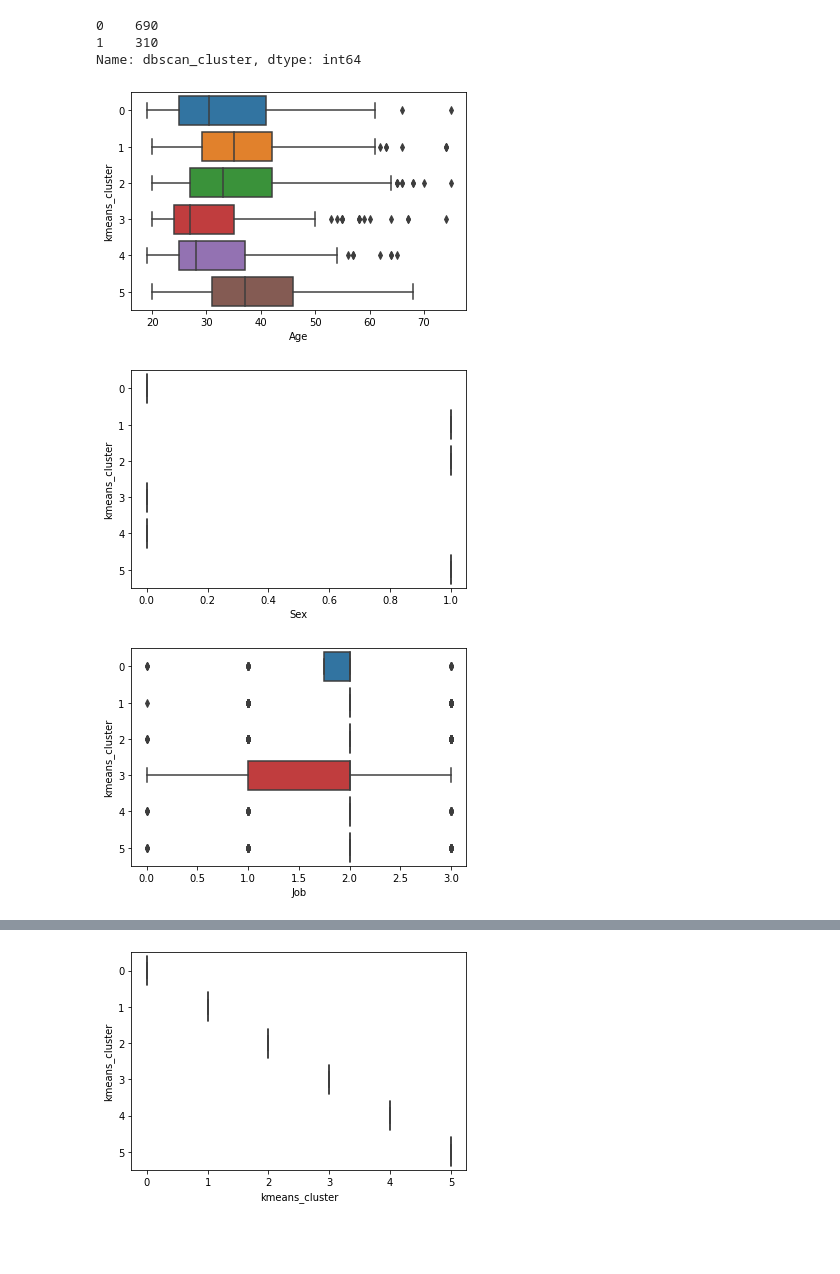
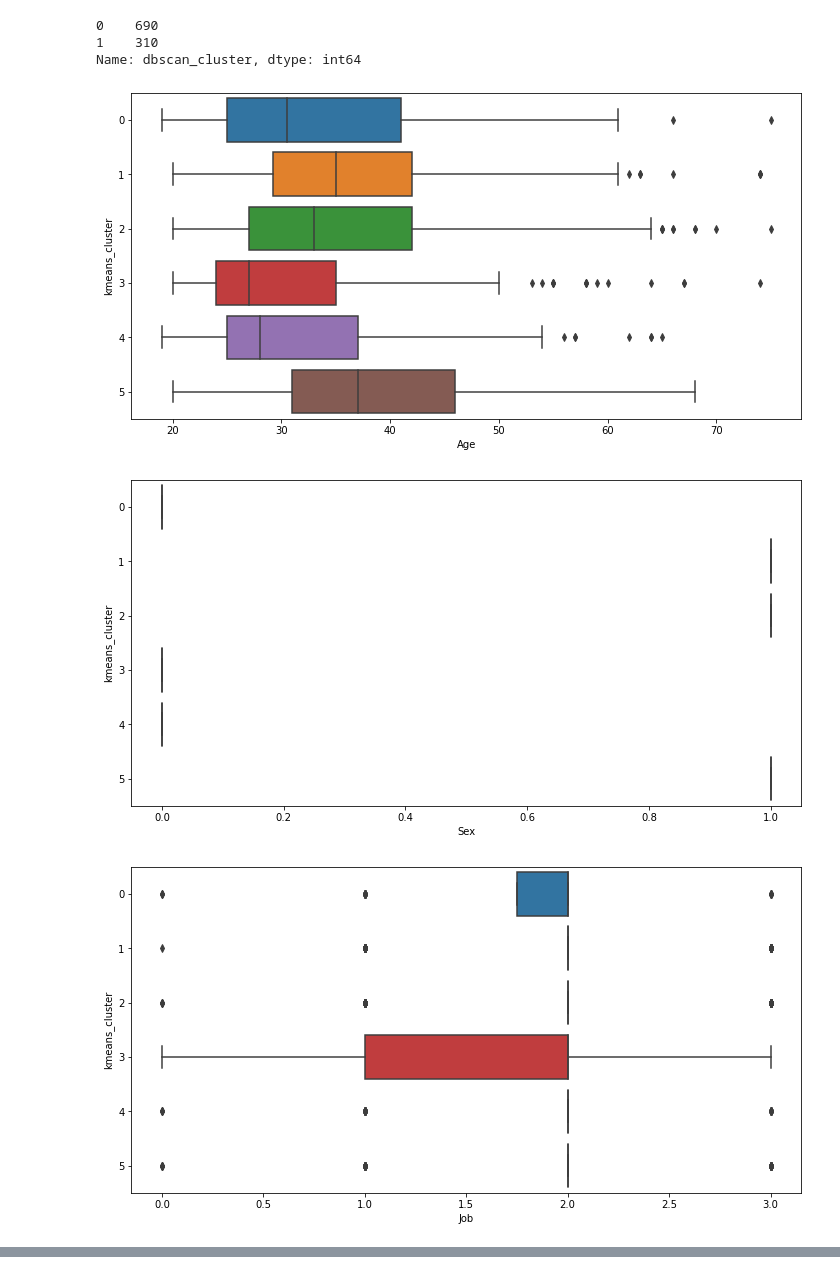
Before and after one commit to rpurei/otus, a Jupyter notebook: prof-hw2/ml_prof_hw02.ipynb, the cells around one changed output, grey strips where cells are left out. Saved outputs shown, nothing was run; the diff lists cells and outputs as text; code cells hidden in the pictures; blank space fills up the shorter version.

```diff
--- a/prof-hw2/ml_prof_hw02.ipynb
+++ b/prof-hw2/ml_prof_hw02.ipynb
@@ -477,11 +520,11 @@ df['dbscan_cluster'].value_counts()
 1    310
 Name: dbscan_cluster, dtype: int64
 # %%
-for col in df.columns:
+for col in df.drop(columns=['kmeans_cluster', 'aglo_cluster', 'dbscan_cluster']).columns:
     plt.figure(figsize=(12, 6))
-    sns.boxplot(data=df, x=col, y=df['kmeans_cluster'], orient='h')
+    sns.boxplot(data=df.drop(columns=['kmeans_cluster', 'aglo_cluster', 'dbscan_cluster']), x=col, y=df['kmeans_cluster'], orient='h')
     plt.show();
 # %% [output]
-[figure, old version]
+[figure, new version]
-[figure, old version]
+[figure, new version]
-[figure, old version]
+[figure, new version]
@@ -494 +536,0 @@ for col in df.columns:
-[figure, removed]
```
Also changed, not shown: parts of 27 cells of this notebook, 1 other file.
